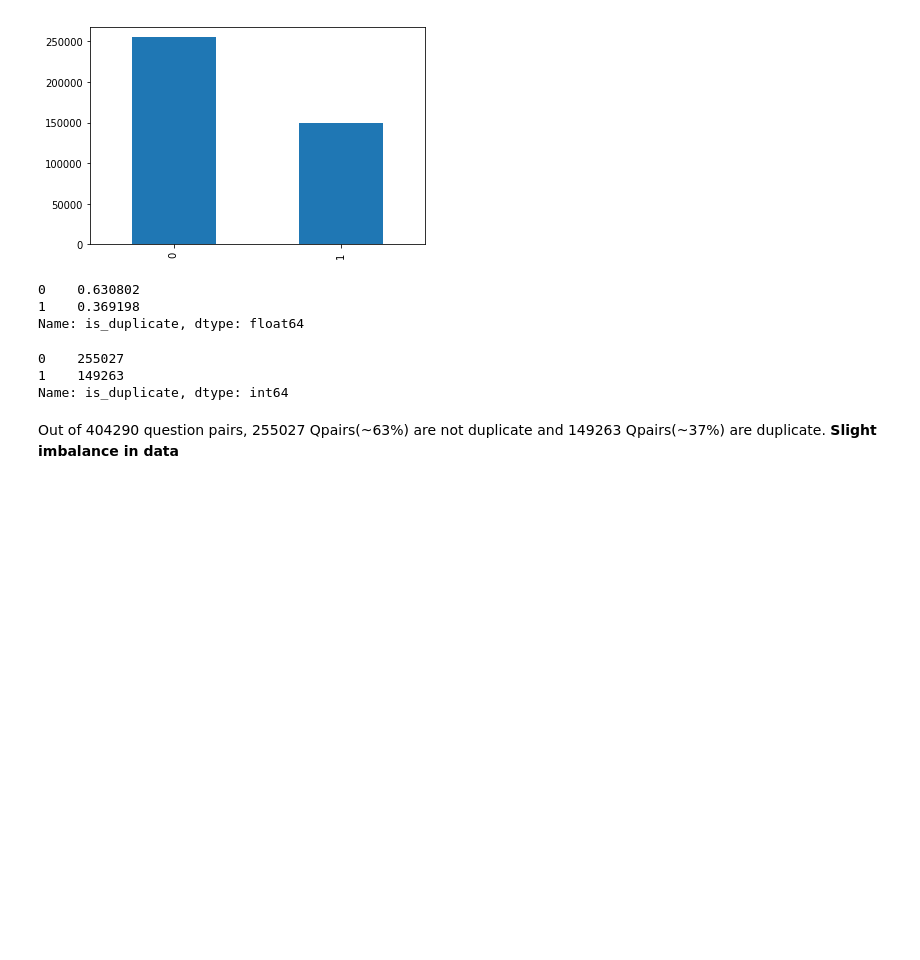
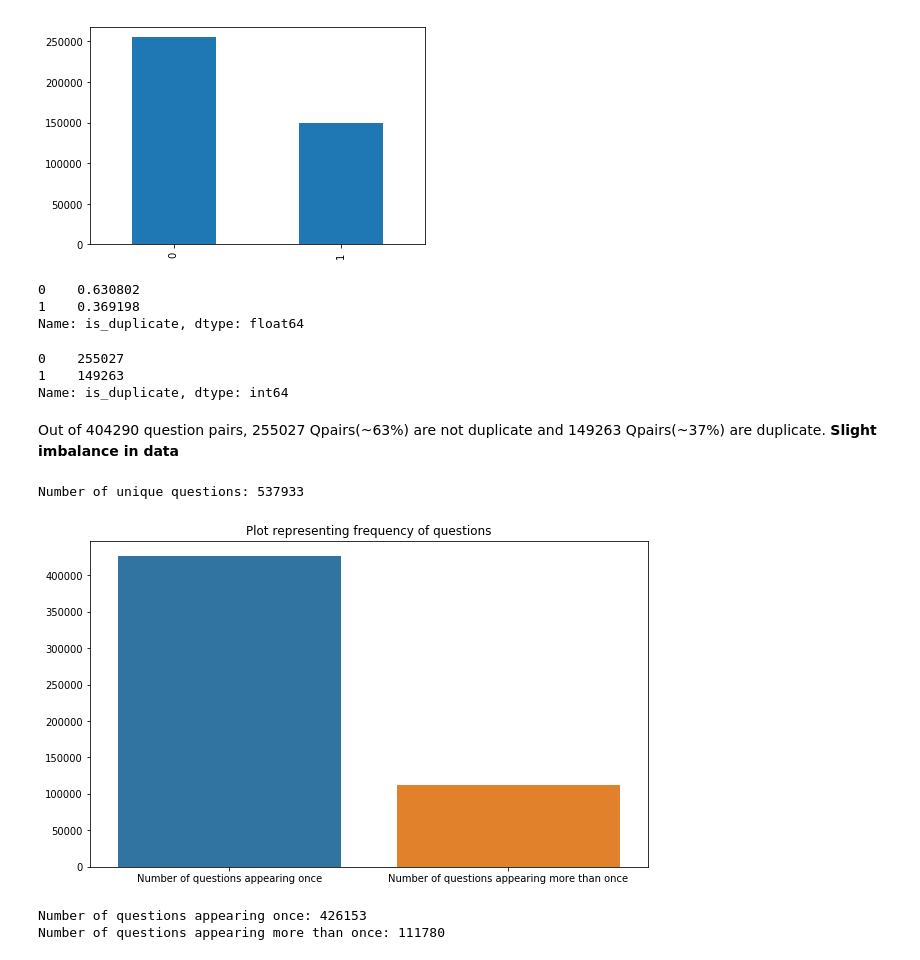
Before and after one commit to NamanJain2050/quora-question-similarity, a Jupyter notebook: quora-question-pair-similarity.ipynb, the cells around one changed output. Drawn from its saved outputs; the diff is of its cells as text; code cells hidden in the pictures; blank space fills up the shorter version.

```diff
--- a/quora-question-pair-similarity.ipynb
+++ b/quora-question-pair-similarity.ipynb
@@ -47,3 +77,28 @@ data['is_duplicate'].value_counts()
 Name: is_duplicate, dtype: int64
 # %% [markdown]
 Out of 404290 question pairs, 255027 Qpairs(\~63%) are not duplicate and 149263 Qpairs(~37%) are duplicate. <b> Slight imbalance in data </b>
+# %%
+allQIDs = pd.Series(data['qid1'].tolist() + data['qid2'].tolist())
+num_unique_ques = len(np.unique(allQIDs))
+print('Number of unique questions: {}'.format(num_unique_ques))
+# %% [output]
+Number of unique questions: 537933
+# %%
+num_ques_repeat = np.sum(allQIDs.value_counts() > 1)
+num_ques_once = np.sum(allQIDs.value_counts() == 1)
+# %%
+x = ["Number of questions appearing once" , "Number of questions appearing more than once"]
+y =  [num_ques_once , num_ques_repeat]
+
+plt.figure(figsize=(10, 6))
+plt.title ("Plot representing frequency of questions")
+sns.barplot(x,y)
+plt.show()
+# %% [output]
+[figure, added]
+# %%
+print('Number of questions appearing once: {}'.format(num_ques_once))
+print('Number of questions appearing more than once: {}'.format(num_ques_repeat))
+# %% [output]
+Number of questions appearing once: 426153
+Number of questions appearing more than once: 111780
```
Also changed, not shown: parts of 24 cells of this notebook.
